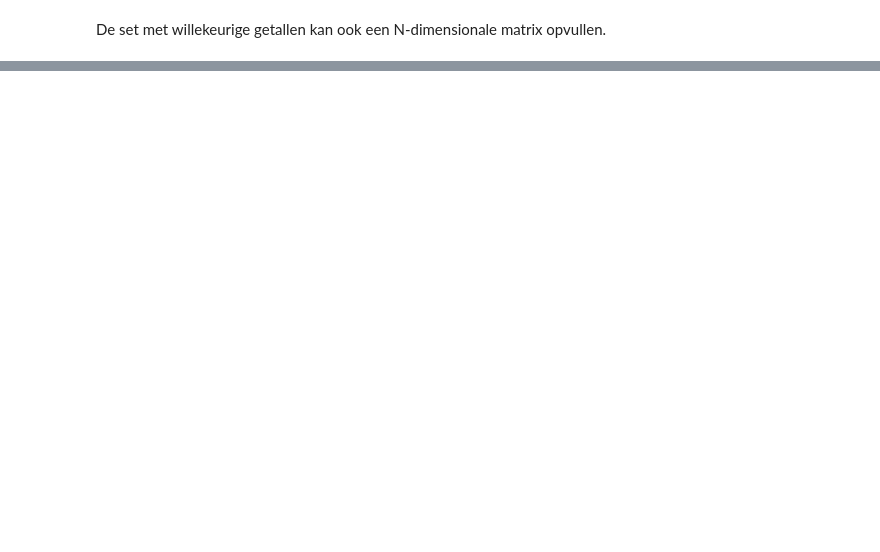
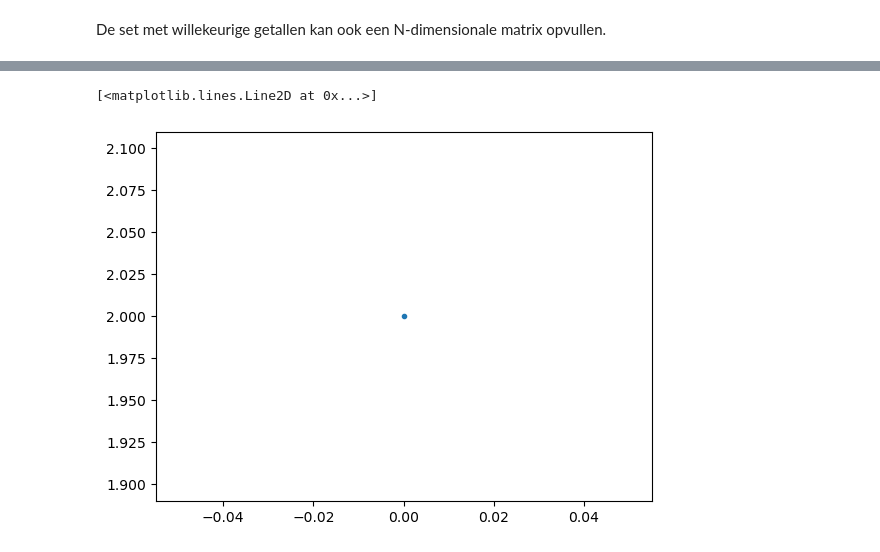
Before and after one commit to DannyVanpoucke/PythonTutorials, a Jupyter notebook: Tutorials_nl/02_PythonProgramParts.ipynb, the cells around one changed output, grey strips where cells are left out. Saved outputs shown, nothing was run; the diff lists cells and outputs as text; code cells hidden in the pictures; blank space fills up the shorter version.

```diff
--- a/Tutorials_nl/02_PythonProgramParts.ipynb
+++ b/Tutorials_nl/02_PythonProgramParts.ipynb
@@ -486,0 +468,7 @@ print(random((10,2))) #10 rijen met 2 kolomen
+# %%
+import matplotlib.pyplot as plt
+i=2
+plt.plot(i,'.')
+# %% [output]
+[<matplotlib.lines.Line2D at 0x...>]
+[figure, added]
```
Also changed, not shown: parts of 20 cells of this notebook, 1 other file.
